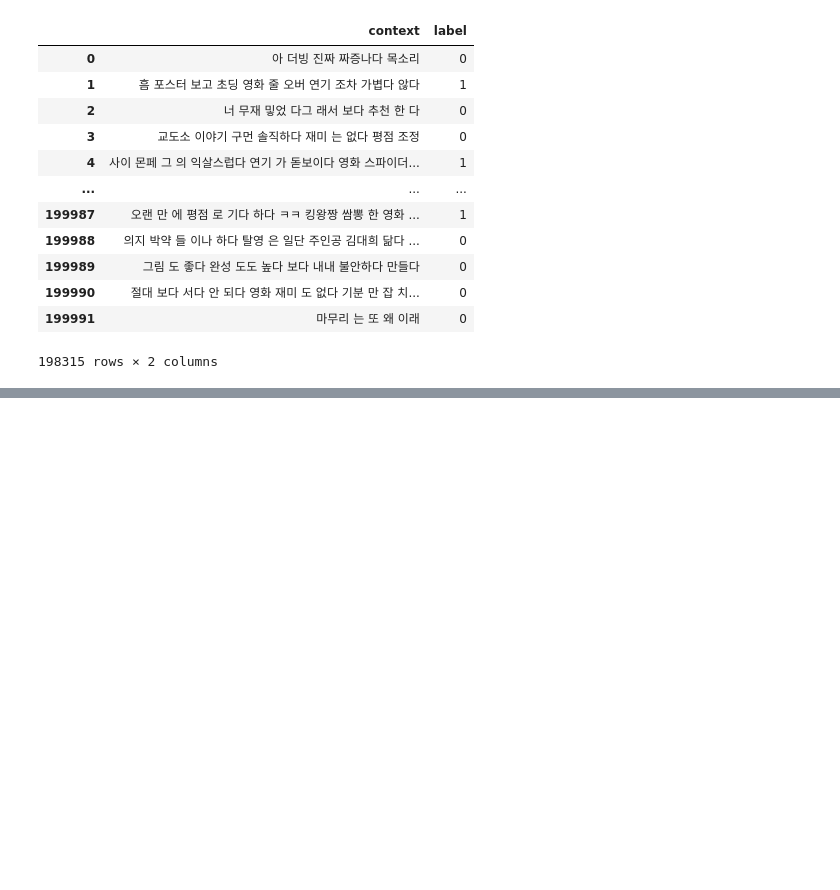
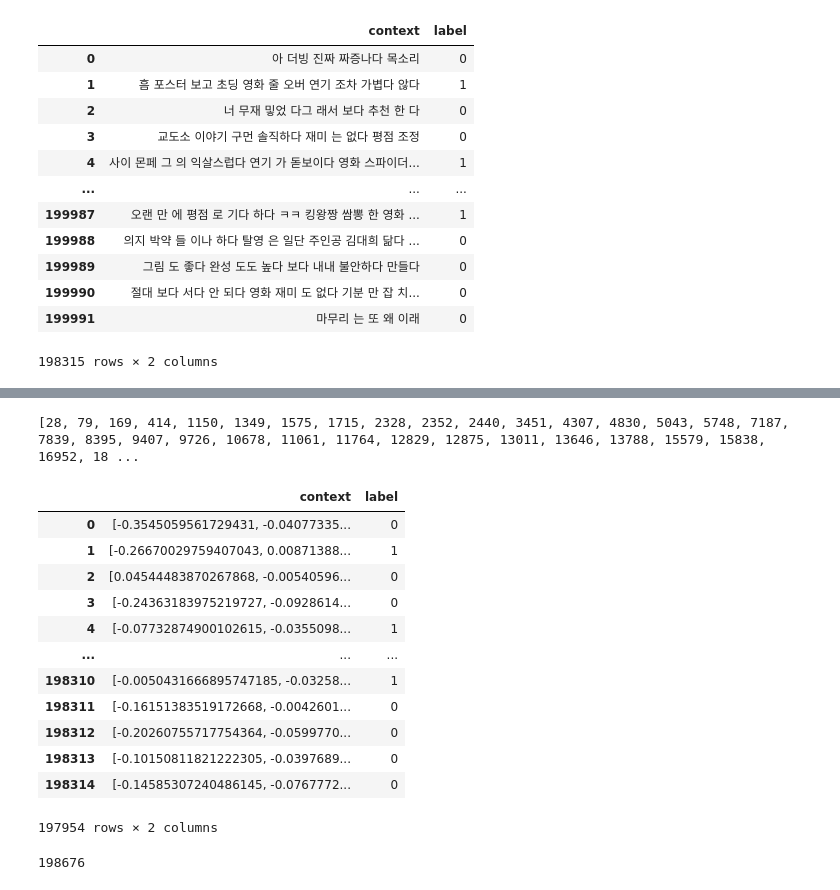
Before and after one commit to seongmin-97/NLP_AndroidApp, a Jupyter notebook: model/Word2Vec_Logistic_model.ipynb, the cells around one changed output, grey strips where cells are left out. Cells and saved outputs as stored; diff of their text form; code cells hidden in the pictures; blank space fills up the shorter version.

```diff
--- a/model/Word2Vec_Logistic_model.ipynb
+++ b/model/Word2Vec_Logistic_model.ipynb
@@ -162,0 +276,2 @@ ValueError: Input contains NaN, infinity or a value too large for dtype('float64
+# %%
+label_df = pd.DataFrame({'label': labels})
@@ -162,0 +294,35 @@ ValueError: Input contains NaN, infinity or a value too large for dtype('float64
+# %%
+new_df = pd.concat([test_data_df, label_df], axis=1)
+# %%
+new_df.index = range(198315)
+# %%
+nan_index = []
+for index in range(198315) :
+    npArray = np.asarray(new_df['context'].iloc[index], dtype=np.float32)
+    if np.isnan(npArray).any() :
+        nan_index.append(index)
+
+print(nan_index)
+# %% [output]
+[28, 79, 169, 414, 1150, 1349, 1575, 1715, 2328, 2352, 2440, 3451, 4307, 4830, 5043, 5748, 7187, 7839, 8395, 9407, 9726, 10678, 11061, 11764, 12829, 12875, 13011, 13646, 13788, 15579, 15838, 16952, 18 ...
+# %%
+new_df2 = new_df.drop(nan_index)
+new_df2
+# %% [output]
+|  | context | label |
+| 0 | [-0.3545059561729431, -0.04077335... | 0 |
+| 1 | [-0.26670029759407043, 0.00871388... | 1 |
+| 2 | [0.04544483870267868, -0.00540596... | 0 |
+| 3 | [-0.24363183975219727, -0.0928614... | 0 |
+| 4 | [-0.07732874900102615, -0.0355098... | 1 |
+| ... | ... | ... |
+| 198310 | [-0.0050431666895747185, -0.03258... | 1 |
+| 198311 | [-0.16151383519172668, -0.0042601... | 0 |
+| 198312 | [-0.20260755717754364, -0.0599770... | 0 |
+| 198313 | [-0.10150811821222305, -0.0397689... | 0 |
+| 198314 | [-0.14585307240486145, -0.0767772... | 0 |
+197954 rows × 2 columns
+# %%
+len(nan_index) + 198315
+# %% [output]
+198676
```
Also changed, not shown: parts of 17 cells of this notebook, 3 other files.
